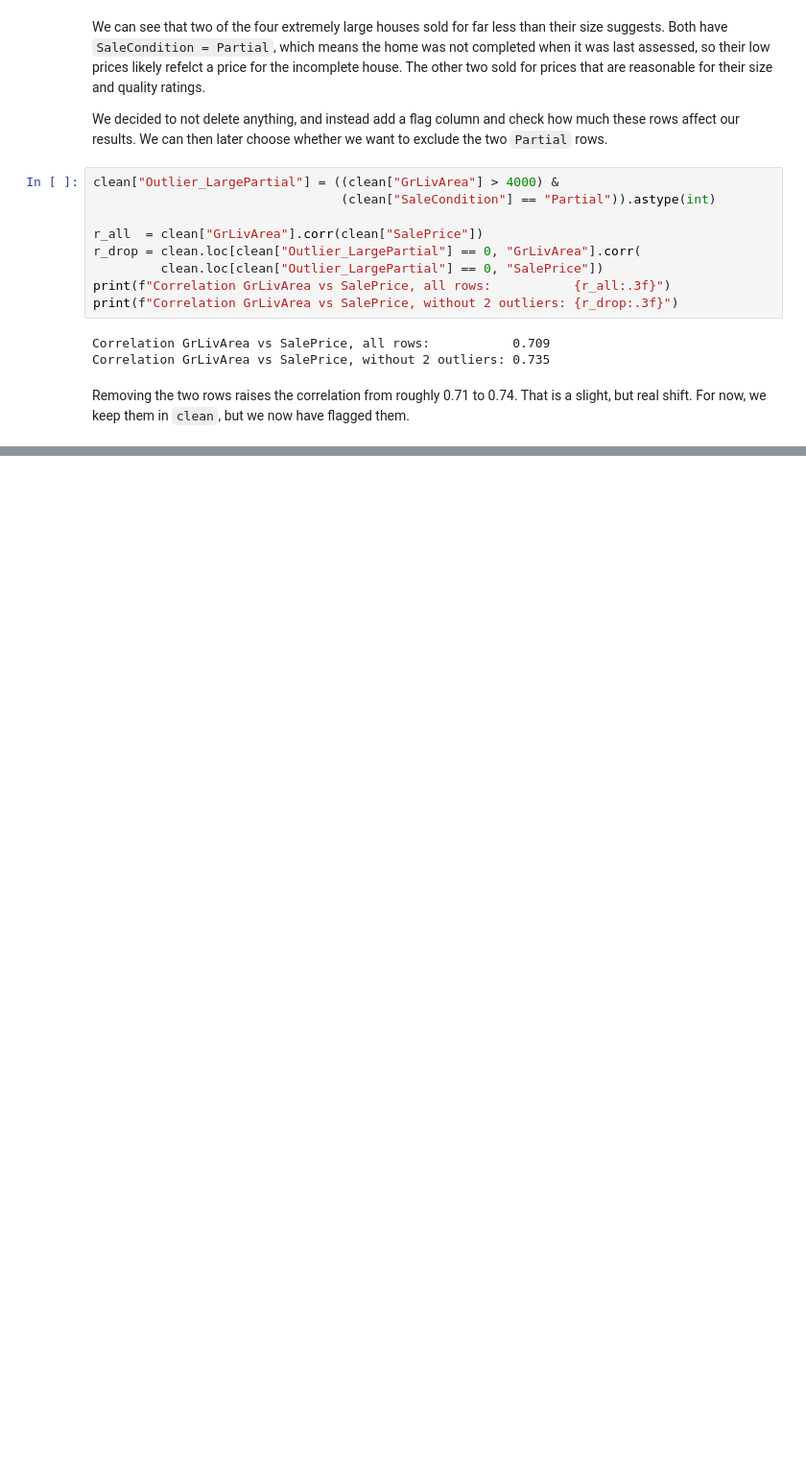
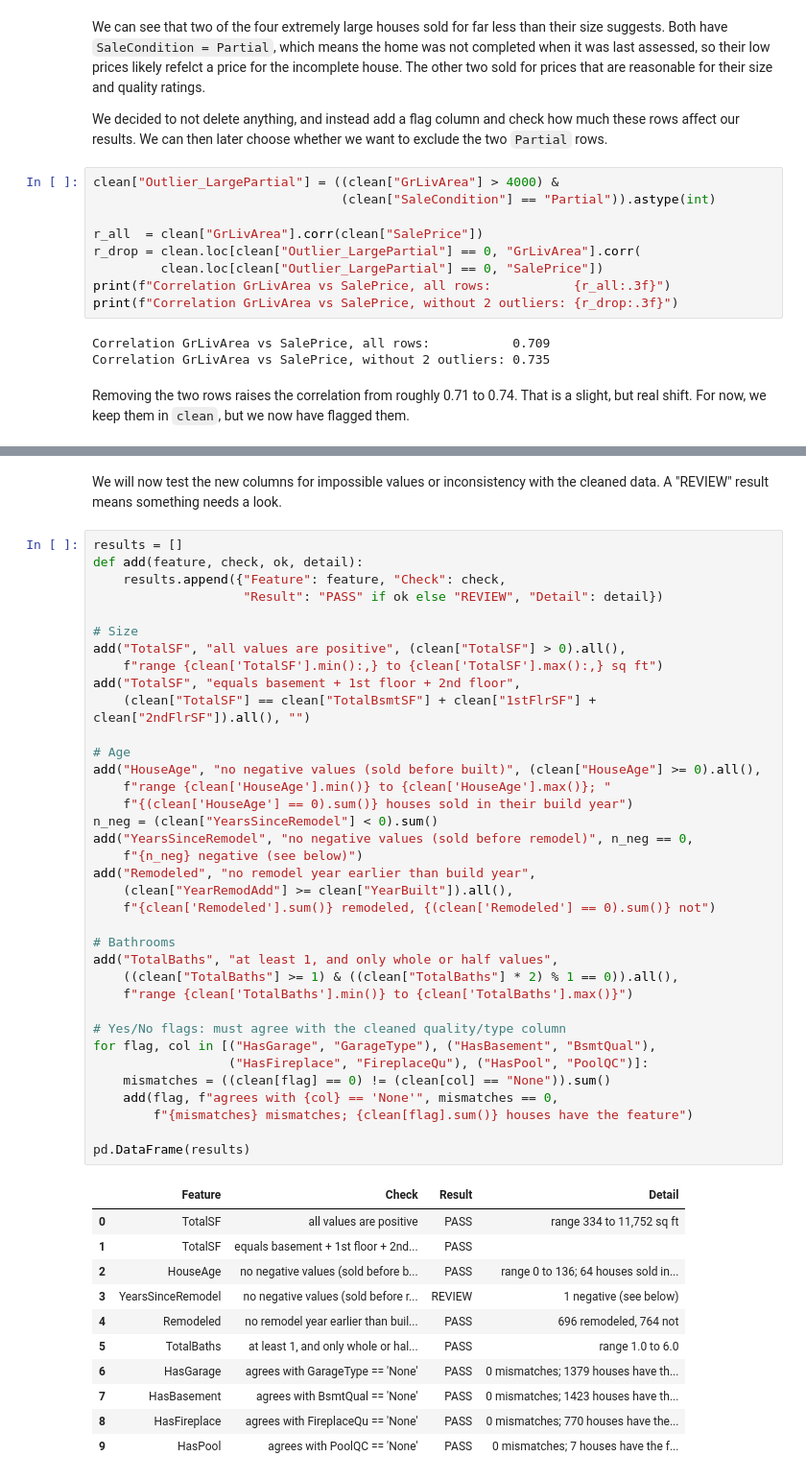
Before and after one commit to willmorgan11/ames_housing, a Jupyter notebook: data_analysis.ipynb, the cells around one changed output, grey strips where cells are left out. Shown at 96% size. Cells and saved outputs as stored; diff of their text form; blank space fills up the shorter version.

```diff
--- a/data_analysis.ipynb
+++ b/data_analysis.ipynb
@@ -348,0 +386,50 @@ Removing the two rows raises the correlation from roughly 0.71 to 0.74. That is
+# %% [markdown]
+We will now test the new columns for impossible values or inconsistency with the cleaned data. A "REVIEW" result means something needs a look.
+# %%
+results = []
+def add(feature, check, ok, detail):
+    results.append({"Feature": feature, "Check": check,
+                    "Result": "PASS" if ok else "REVIEW", "Detail": detail})
+
+# Size
+add("TotalSF", "all values are positive", (clean["TotalSF"] > 0).all(),
+    f"range {clean['TotalSF'].min():,} to {clean['TotalSF'].max():,} sq ft")
+add("TotalSF", "equals basement + 1st floor + 2nd floor",
+    (clean["TotalSF"] == clean["TotalBsmtSF"] + clean["1stFlrSF"] + clean["2ndFlrSF"]).all(), "")
+
+# Age
+add("HouseAge", "no negative values (sold before built)", (clean["HouseAge"] >= 0).all(),
+    f"range {clean['HouseAge'].min()} to {clean['HouseAge'].max()}; "
+    f"{(clean['HouseAge'] == 0).sum()} houses sold in their build year")
+n_neg = (clean["YearsSinceRemodel"] < 0).sum()
+add("YearsSinceRemodel", "no negative values (sold before remodel)", n_neg == 0,
+    f"{n_neg} negative (see below)")
+add("Remodeled", "no remodel year earlier than build year",
+    (clean["YearRemodAdd"] >= clean["YearBuilt"]).all(),
+    f"{clean['Remodeled'].sum()} remodeled, {(clean['Remodeled'] == 0).sum()} not")
+
+# Bathrooms
+add("TotalBaths", "at least 1, and only whole or half values",
+    ((clean["TotalBaths"] >= 1) & ((clean["TotalBaths"] * 2) % 1 == 0)).all(),
+    f"range {clean['TotalBaths'].min()} to {clean['TotalBaths'].max()}")
+
+# Yes/No flags: must agree with the cleaned quality/type column
+for flag, col in [("HasGarage", "GarageType"), ("HasBasement", "BsmtQual"),
+                  ("HasFireplace", "FireplaceQu"), ("HasPool", "PoolQC")]:
+    mismatches = ((clean[flag] == 0) != (clean[col] == "None")).sum()
+    add(flag, f"agrees with {col} == 'None'", mismatches == 0,
+        f"{mismatches} mismatches; {clean[flag].sum()} houses have the feature")
+
+pd.DataFrame(results)
+# %% [output]
+|  | Feature | Check | Result | Detail |
+| 0 | TotalSF | all values are positive | PASS | range 334 to 11,752 sq ft |
+| 1 | TotalSF | equals basement + 1st floor + 2nd... | PASS |  |
+| 2 | HouseAge | no negative values (sold before b... | PASS | range 0 to 136; 64 houses sold in... |
+| 3 | YearsSinceRemodel | no negative values (sold before r... | REVIEW | 1 negative (see below) |
+| 4 | Remodeled | no remodel year earlier than buil... | PASS | 696 remodeled, 764 not |
+| 5 | TotalBaths | at least 1, and only whole or hal... | PASS | range 1.0 to 6.0 |
+| 6 | HasGarage | agrees with GarageType == 'None' | PASS | 0 mismatches; 1379 houses have th... |
+| 7 | HasBasement | agrees with BsmtQual == 'None' | PASS | 0 mismatches; 1423 houses have th... |
+| 8 | HasFireplace | agrees with FireplaceQu == 'None' | PASS | 0 mismatches; 770 houses have the... |
+| 9 | HasPool | agrees with PoolQC == 'None' | PASS | 0 mismatches; 7 houses have the f... |
```
Also changed, not shown: parts of 6 cells of this notebook.
